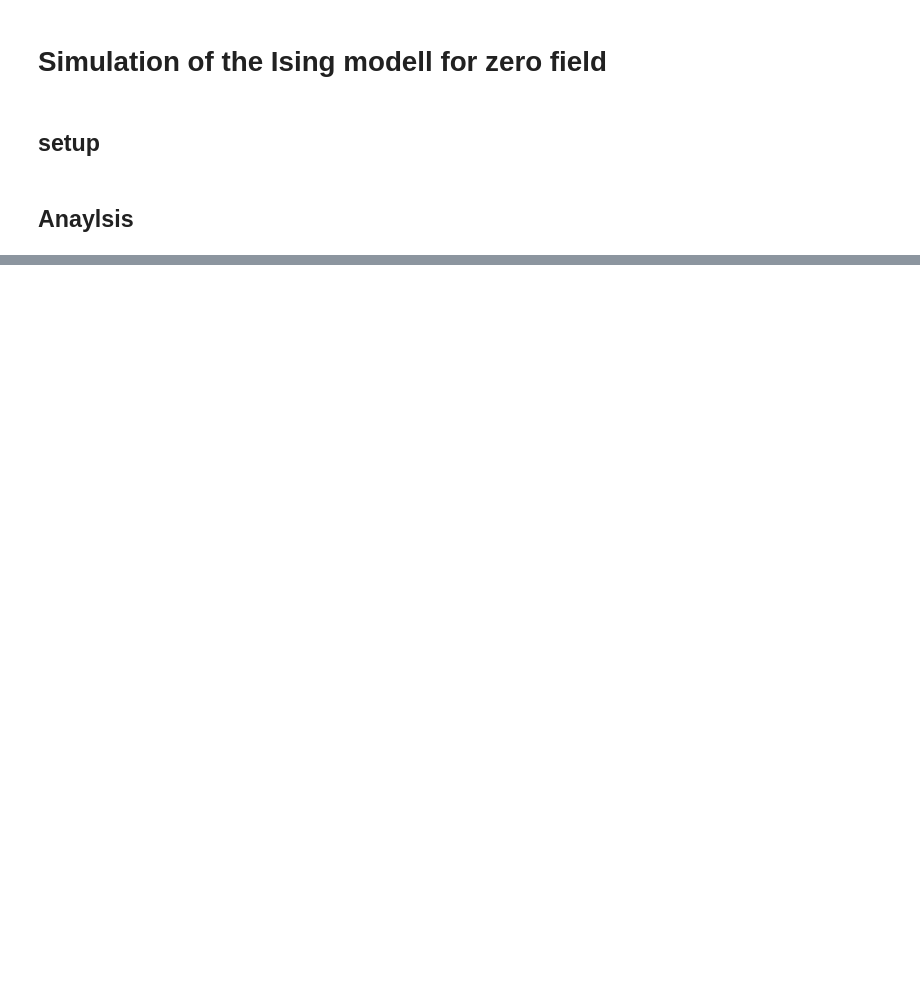
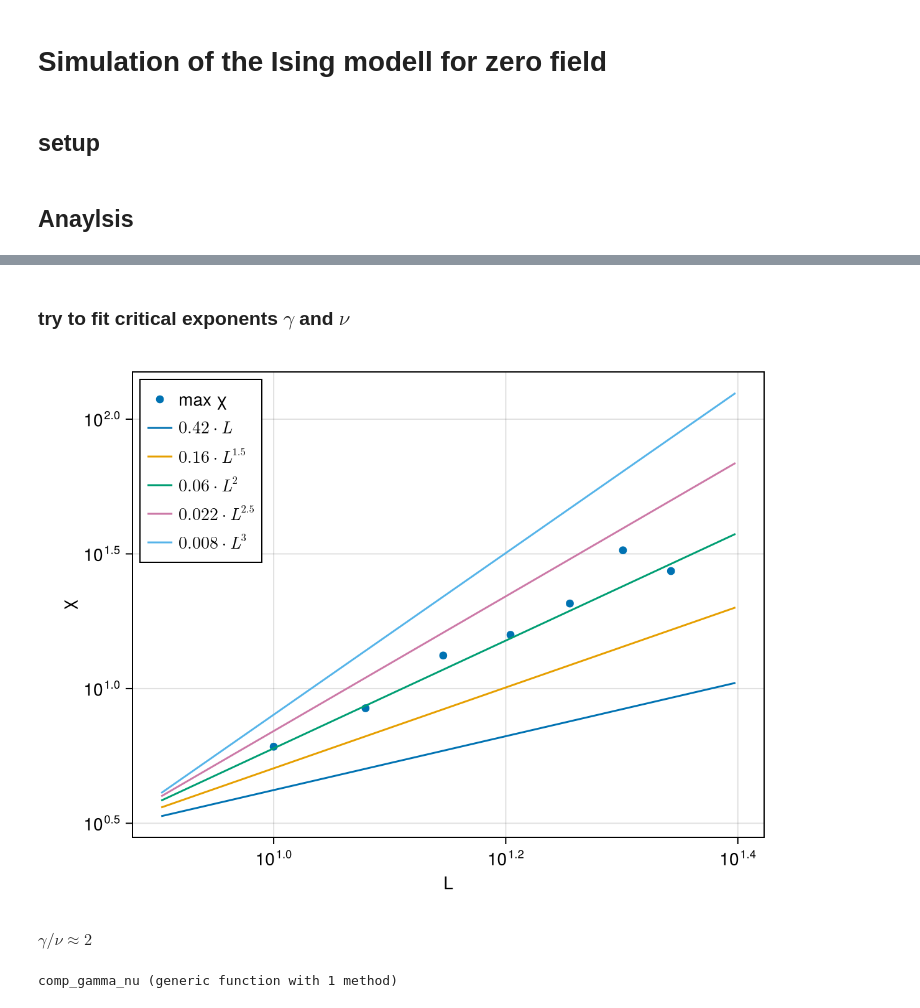
Before and after one commit to emhl/CoPhy3, a Jupyter notebook: ex02/notebooks/finite_size_scaling.ipynb, the cells around one changed output, grey strips where cells are left out. Saved outputs shown, nothing was run; the diff lists cells and outputs as text; code cells hidden in the pictures; blank space fills up the shorter version.

Commit message:
find values for critical exponents gamma and nu

```diff
--- a/ex02/notebooks/finite_size_scaling.ipynb
+++ b/ex02/notebooks/finite_size_scaling.ipynb
@@ -51,0 +56,47 @@ fig
+# %% [markdown]
+### try to fit critical exponents $\gamma$ and $\nu$
+# %%
+fig = Figure()
+ax = Axis(fig[1,1], xscale = log10, yscale = log10, xlabel="L", ylabel="χ")
+plot!(ax, grid_sizes, maximum.(susceptibilities), label="max χ")
+
+x = range(8,25,500)
+lines!(ax, x, 0.42*x, label=L"0.42 \cdot L")
+lines!(ax, x, 0.16*x.^1.5, label=L"0.16 \cdot L ^ {1.5}")
+lines!(ax, x, 0.06*x.^2, label=L"0.06 \cdot L ^ {2}")
+lines!(ax, x, 0.022*x.^2.5, label=L"0.022 \cdot L ^ {2.5}")
+lines!(ax, x, 0.008*x.^3, label=L"0.008 \cdot L ^ {3}")
+
+
+axislegend(ax, position = :lt)
+
+fig
+# %% [output]
+[figure, added]
+# %% [markdown]
+$\gamma/\nu \approx 2$
+# %%
+T_c = 4.5115
+
+function comp_gamma_nu(gamma,nu)
+    fig = Figure()
+    ax = Axis(fig[1,1], xscale = log10, yscale = log10, xlabel=L"(T - T_c) L^{1/\nu}", ylabel=L"\chi L^{-\gamma/\nu}")
+    # x, y = [], []
+    for (grid_size, susceptibilities_, temps_) in zip(grid_sizes, susceptibilities, temps)
+        x_ = (temps_ .- T_c) .* grid_size^(1/nu)
+        y_ = susceptibilities_ .* grid_size^(-gamma/nu)
+
+        # remove values below 0
+        y_ = y_[x_ .> 0]
+        x_ = x_[x_ .> 0]
+
+        plot!(ax, x_, y_, label="L = $grid_size")
+
+        # push!(x, x_)
+        # push!(y, y_)
+    end
+    axislegend(ax, position = :rt)
+    return fig
+end
+# %% [output]
+comp_gamma_nu (generic function with 1 method)
```
Also changed, not shown: parts of 17 cells of this notebook.
